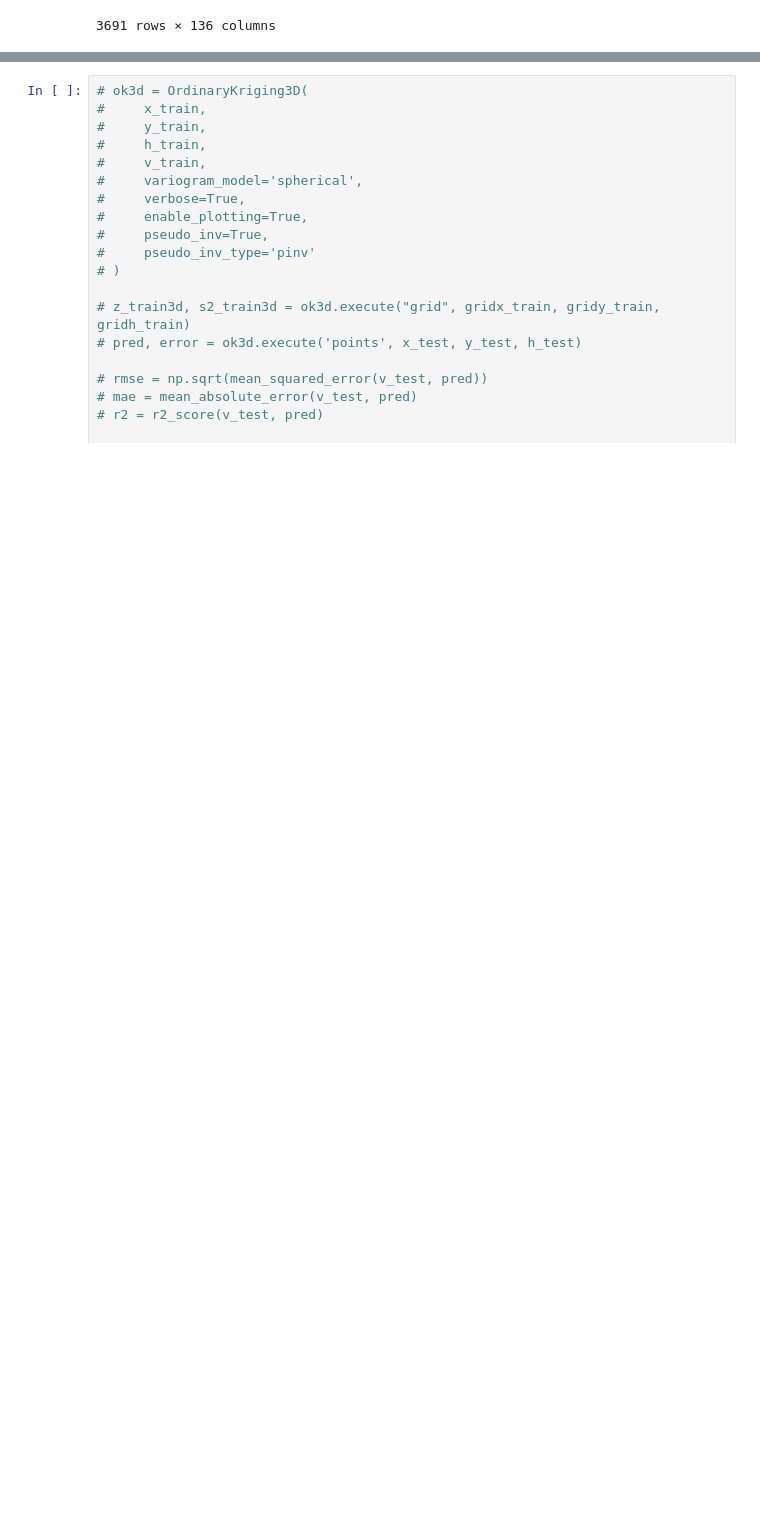
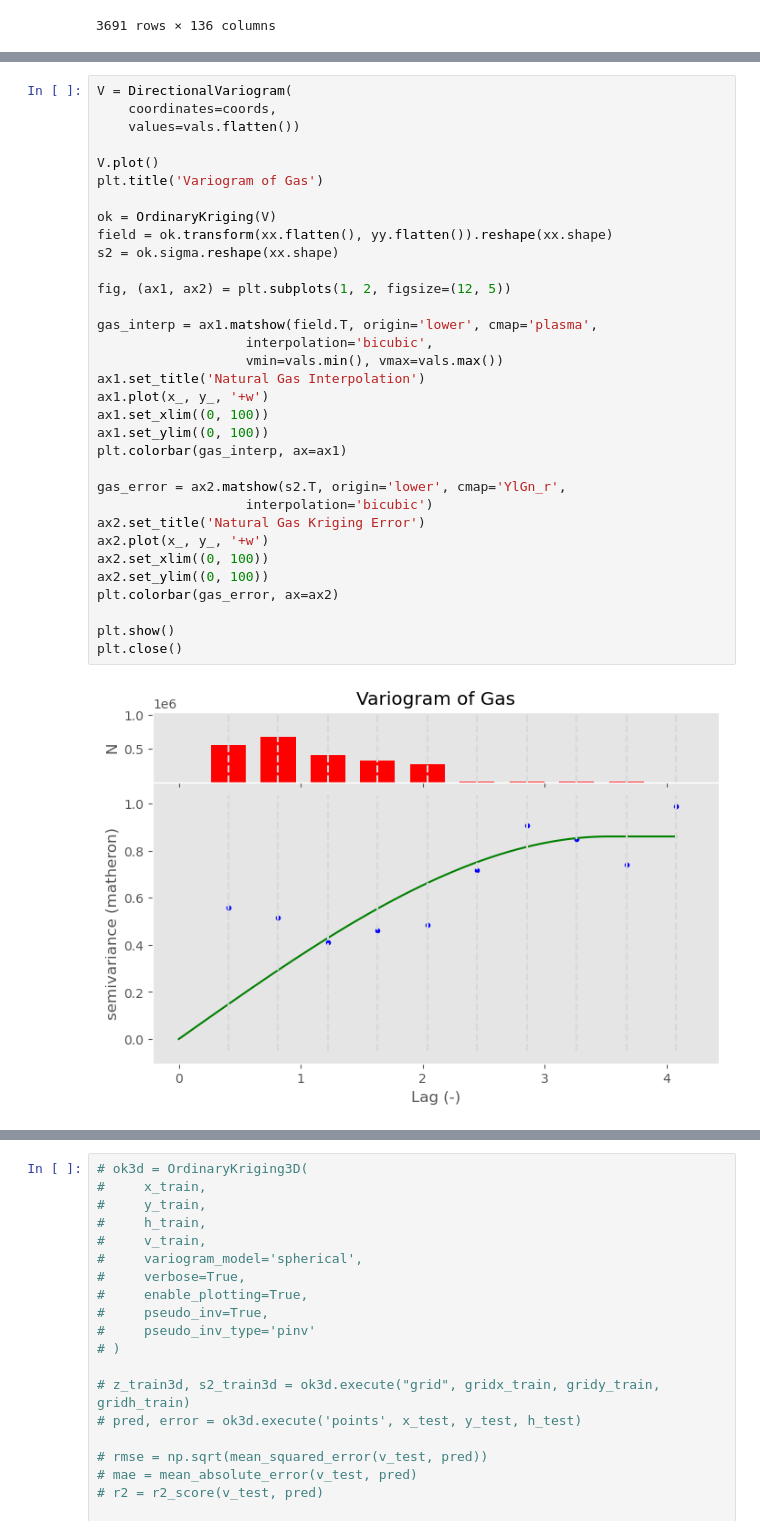
Before and after one commit to mrhussaink7/nys-gas-potential, a Jupyter notebook: code/model_development.ipynb, the cells around one changed output, grey strips where cells are left out. Saved outputs shown, nothing was run; the diff lists cells and outputs as text; blank space fills up the shorter version.

```diff
--- a/code/model_development.ipynb
+++ b/code/model_development.ipynb
@@ -506,0 +446,35 @@ gridy_ts:  (100,)
+# %%
+V = DirectionalVariogram(
+    coordinates=coords,
+    values=vals.flatten())
+
+V.plot()
+plt.title('Variogram of Gas')
+
+ok = OrdinaryKriging(V)
+field = ok.transform(xx.flatten(), yy.flatten()).reshape(xx.shape)
+s2 = ok.sigma.reshape(xx.shape)
+
+fig, (ax1, ax2) = plt.subplots(1, 2, figsize=(12, 5))
+
+gas_interp = ax1.matshow(field.T, origin='lower', cmap='plasma',
+                   interpolation='bicubic',
+                   vmin=vals.min(), vmax=vals.max())
+ax1.set_title('Natural Gas Interpolation')
+ax1.plot(x_, y_, '+w')
+ax1.set_xlim((0, 100))
+ax1.set_ylim((0, 100))
+plt.colorbar(gas_interp, ax=ax1)
+
+gas_error = ax2.matshow(s2.T, origin='lower', cmap='YlGn_r',
+                   interpolation='bicubic')
+ax2.set_title('Natural Gas Kriging Error')
+ax2.plot(x_, y_, '+w')
+ax2.set_xlim((0, 100))
+ax2.set_ylim((0, 100))
+plt.colorbar(gas_error, ax=ax2)
+
+plt.show()
+plt.close()
+# %% [output]
+[figure, added]
```
Also changed, not shown: parts of 8 cells of this notebook, 1 other file.
